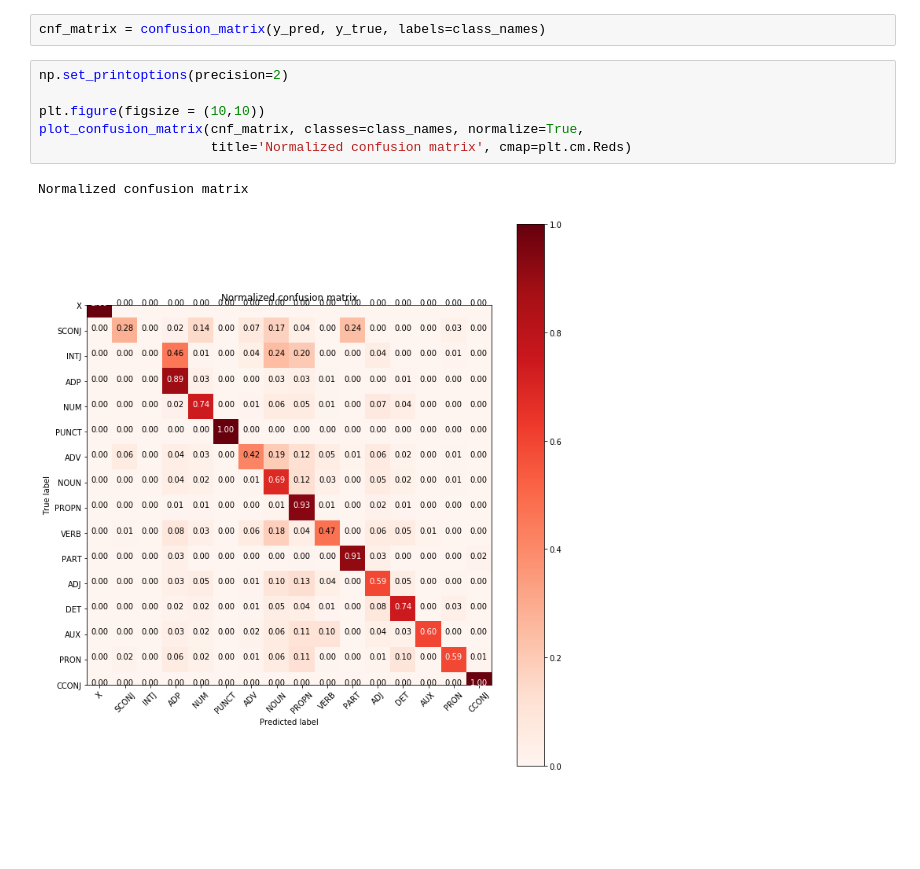
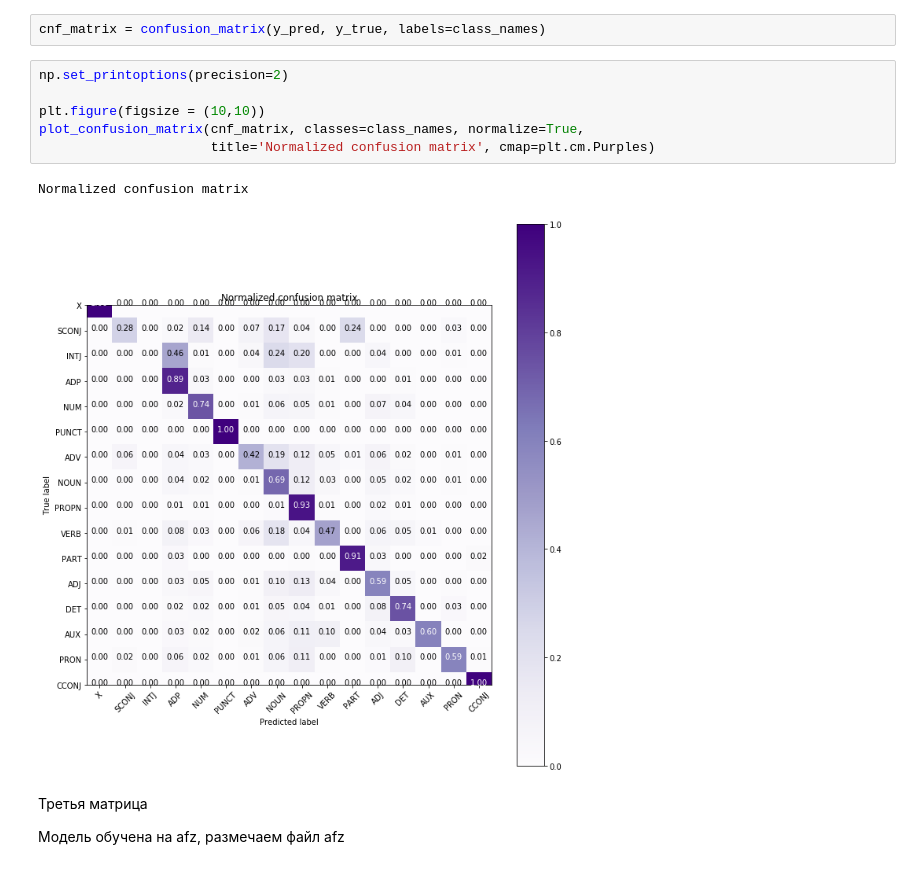
Before and after one commit to Bzrm/MidRusNLP, a Jupyter notebook: misc/Тегер на all_afz/POS_CM.ipynb, the cells around one changed output. Saved outputs shown, nothing was run; the diff lists cells and outputs as text; blank space fills up the shorter version.

```diff
--- a/misc/Тегер на all_afz/POS_CM.ipynb
+++ b/misc/Тегер на all_afz/POS_CM.ipynb
@@ -131,9 +135,13 @@ cnf_matrix = confusion_matrix(y_pred, y_true, labels=class_names)
 # %%
 np.set_printoptions(precision=2)
 
 plt.figure(figsize = (10,10))
 plot_confusion_matrix(cnf_matrix, classes=class_names, normalize=True,
-                      title='Normalized confusion matrix', cmap=plt.cm.Reds)
+                      title='Normalized confusion matrix', cmap=plt.cm.Purples)
 # %% [output]
 Normalized confusion matrix
-[figure, old version]
+[figure, new version]
+# %% [markdown]
+Третья матрица
+
+Модель обучена на afz, размечаем файл afz
```
Also changed, not shown: parts of 11 cells of this notebook.
